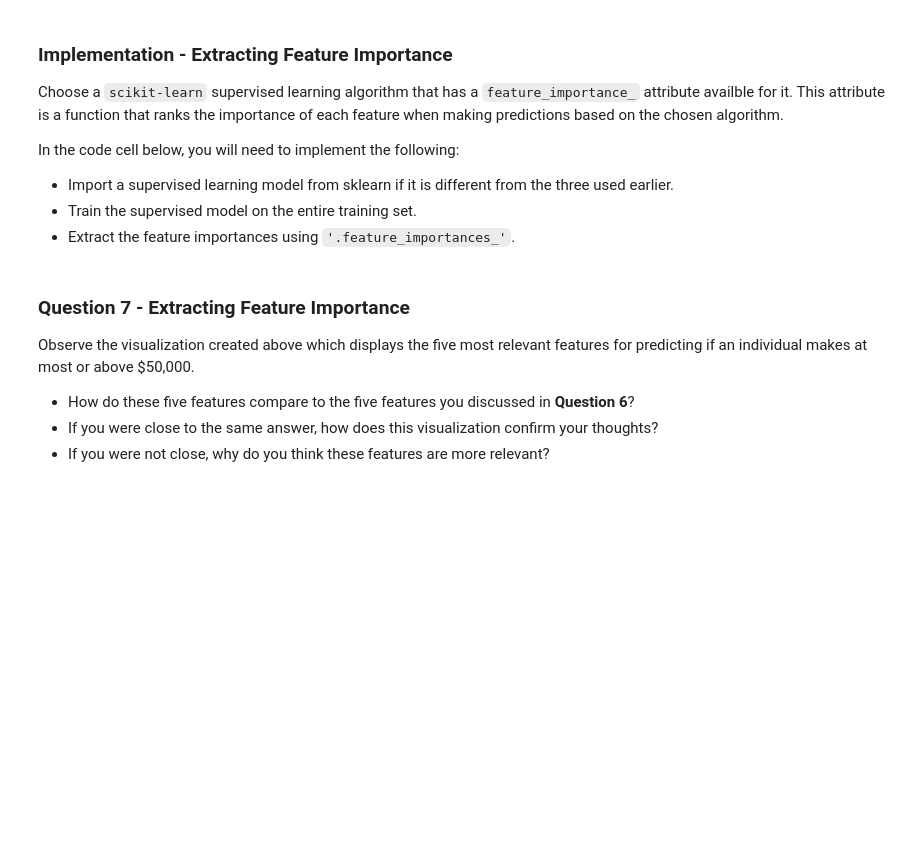
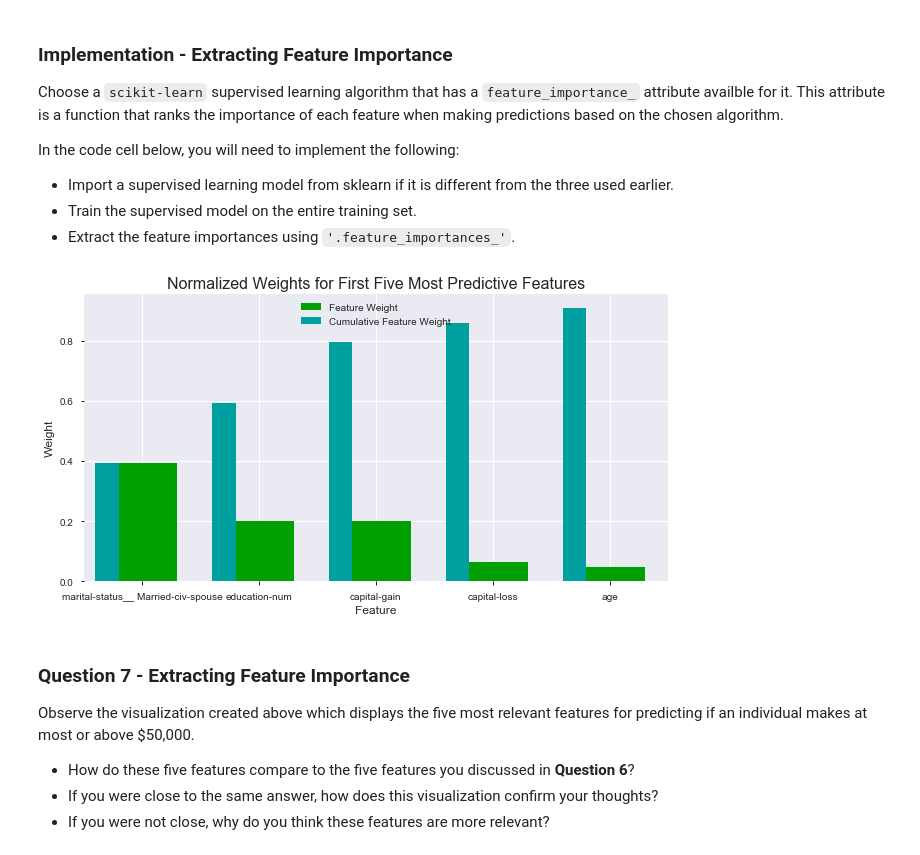
Before and after one commit to emigre459/finding_donors, a Jupyter notebook: finding_donors.ipynb, the cells around one changed output. Saved outputs shown, nothing was run; the diff lists cells and outputs as text; code cells hidden in the pictures; blank space fills up the shorter version.

Commit message:
Complete investigation of feature importances

```diff
--- a/finding_donors.ipynb
+++ b/finding_donors.ipynb
@@ -895,16 +912,18 @@ In the code cell below, you will need to implement the following:
  - Extract the feature importances using `'.feature_importances_'`.
 # %%
 # TODO: Import a supervised learning model that has 'feature_importances_'
-
+# I already did this, as my GBC model has a feature_importances_ aattribute
 
 # TODO: Train the supervised model on the training set using .fit(X_train, y_train)
-model = None
+model = best_clf
 
 # TODO: Extract the feature importances using .feature_importances_
-importances = None
+importances = model.feature_importances_
 
 # Plot
-vs.feature_plot(importances, X_train, y_train)
+feature_plot(importances, X_train, y_train)
+# %% [output]
+[figure, added]
 # %% [markdown]
 ### Question 7 - Extracting Feature Importance
 
```
Also changed, not shown: parts of 8 cells of this notebook, 1 other file.
